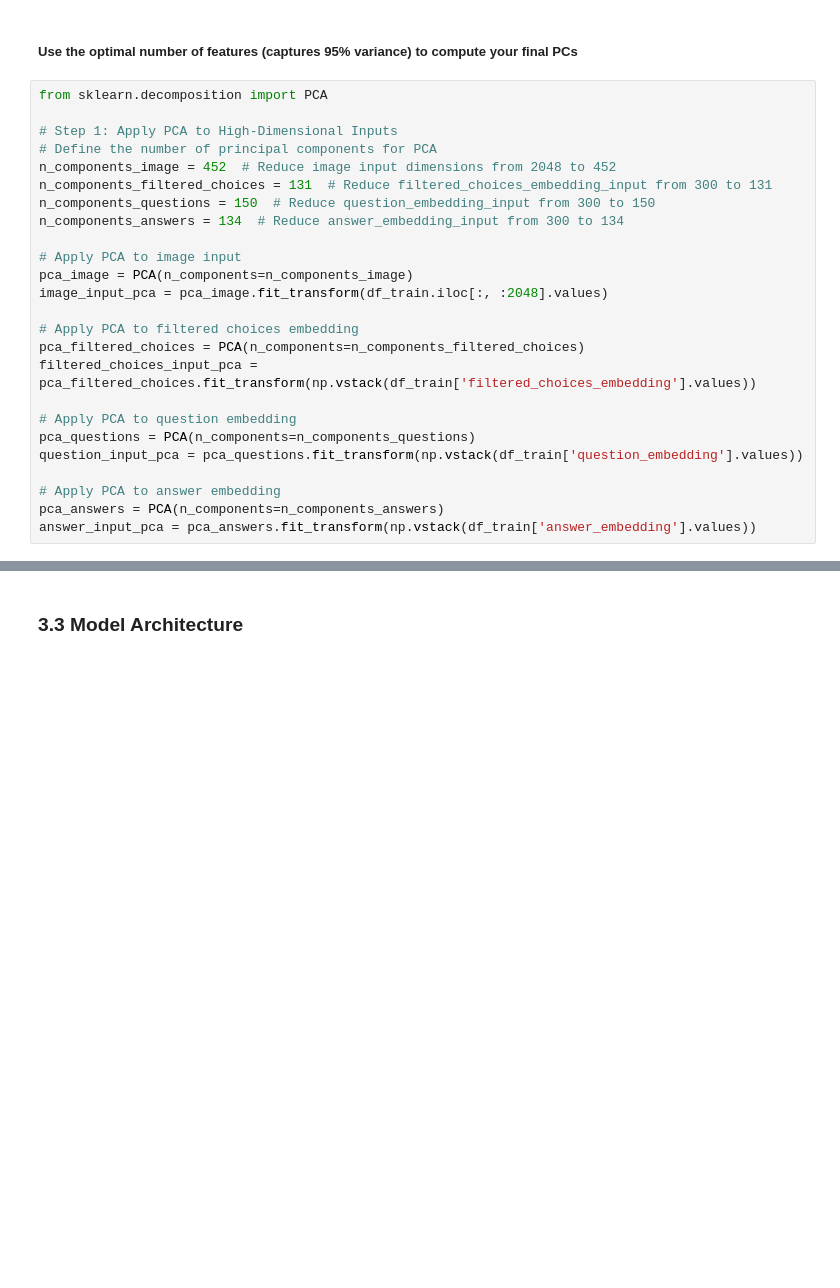
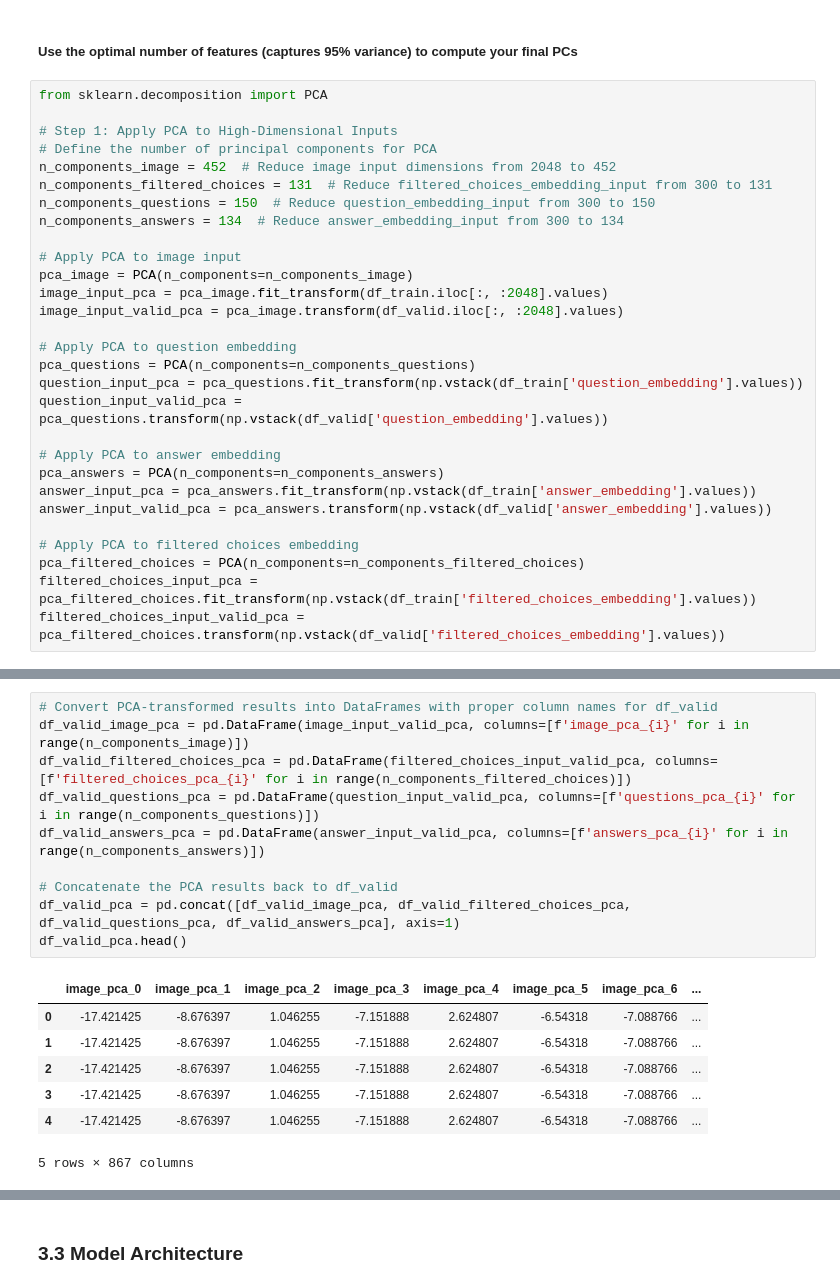
Before and after one commit to nilanahar/MMAI_894_DeepLearning_Project_TeamRosedale, a Jupyter notebook: MMAI_894_Team_Project.ipynb, the cells around one changed output, grey strips where cells are left out. Drawn from its saved outputs; the diff is of its cells as text; blank space fills up the shorter version.

```diff
--- a/MMAI_894_Team_Project.ipynb
+++ b/MMAI_894_Team_Project.ipynb
@@ -753,15 +654,19 @@ n_components_answers = 134  # Reduce answer_embedding_input from 300 to 134
 # Apply PCA to image input
 pca_image = PCA(n_components=n_components_image)
 image_input_pca = pca_image.fit_transform(df_train.iloc[:, :2048].values)
+image_input_valid_pca = pca_image.transform(df_valid.iloc[:, :2048].values)
+
+# Apply PCA to question embedding
+pca_questions = PCA(n_components=n_components_questions)
+question_input_pca = pca_questions.fit_transform(np.vstack(df_train['question_embedding'].values))
+question_input_valid_pca = pca_questions.transform(np.vstack(df_valid['question_embedding'].values))
+
+# Apply PCA to answer embedding
+pca_answers = PCA(n_components=n_components_answers)
+answer_input_pca = pca_answers.fit_transform(np.vstack(df_train['answer_embedding'].values))
+answer_input_valid_pca = pca_answers.transform(np.vstack(df_valid['answer_embedding'].values))
 
 # Apply PCA to filtered choices embedding
 pca_filtered_choices = PCA(n_components=n_components_filtered_choices)
 filtered_choices_input_pca = pca_filtered_choices.fit_transform(np.vstack(df_train['filtered_choices_embedding'].values))
-
-# Apply PCA to question embedding
-pca_questions = PCA(n_components=n_components_questions)
-question_input_pca = pca_questions.fit_transform(np.vstack(df_train['question_embedding'].values))
-
-# Apply PCA to answer embedding
-pca_answers = PCA(n_components=n_components_answers)
-answer_input_pca = pca_answers.fit_transform(np.vstack(df_train['answer_embedding'].values))
+filtered_choices_input_valid_pca = pca_filtered_choices.transform(np.vstack(df_valid['filtered_choices_embedding'].values))
@@ -767,0 +691,18 @@ answer_input_pca = pca_answers.fit_transform(np.vstack(df_train['answer_embeddin
+# %%
+# Convert PCA-transformed results into DataFrames with proper column names for df_valid
+df_valid_image_pca = pd.DataFrame(image_input_valid_pca, columns=[f'image_pca_{i}' for i in range(n_components_image)])
+df_valid_filtered_choices_pca = pd.DataFrame(filtered_choices_input_valid_pca, columns=[f'filtered_choices_pca_{i}' for i in range(n_components_filtered_choices)])
+df_valid_questions_pca = pd.DataFrame(question_input_valid_pca, columns=[f'questions_pca_{i}' for i in range(n_components_questions)])
+df_valid_answers_pca = pd.DataFrame(answer_input_valid_pca, columns=[f'answers_pca_{i}' for i in range(n_components_answers)])
+
+# Concatenate the PCA results back to df_valid
+df_valid_pca = pd.concat([df_valid_image_pca, df_valid_filtered_choices_pca, df_valid_questions_pca, df_valid_answers_pca], axis=1)
+df_valid_pca.head()
+# %% [output]
+|  | image_pca_0 | image_pca_1 | image_pca_2 | image_pca_3 | image_pca_4 | image_pca_5 | image_pca_6 | ... |
+| 0 | -17.421425 | -8.676397 | 1.046255 | -7.151888 | 2.624807 | -6.54318 | -7.088766 | ... |
+| 1 | -17.421425 | -8.676397 | 1.046255 | -7.151888 | 2.624807 | -6.54318 | -7.088766 | ... |
+| 2 | -17.421425 | -8.676397 | 1.046255 | -7.151888 | 2.624807 | -6.54318 | -7.088766 | ... |
+| 3 | -17.421425 | -8.676397 | 1.046255 | -7.151888 | 2.624807 | -6.54318 | -7.088766 | ... |
+| 4 | -17.421425 | -8.676397 | 1.046255 | -7.151888 | 2.624807 | -6.54318 | -7.088766 | ... |
+5 rows × 867 columns
```
Also changed, not shown: parts of 24 cells of this notebook.
